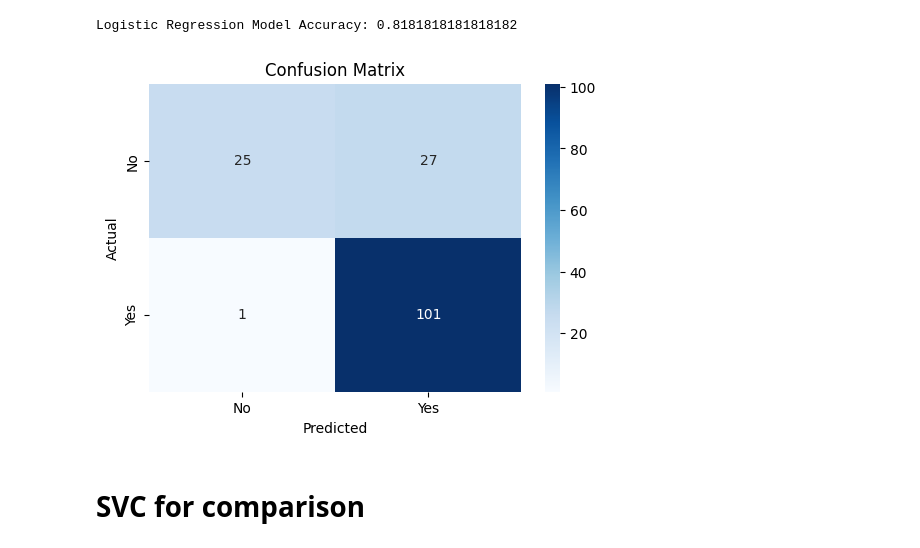
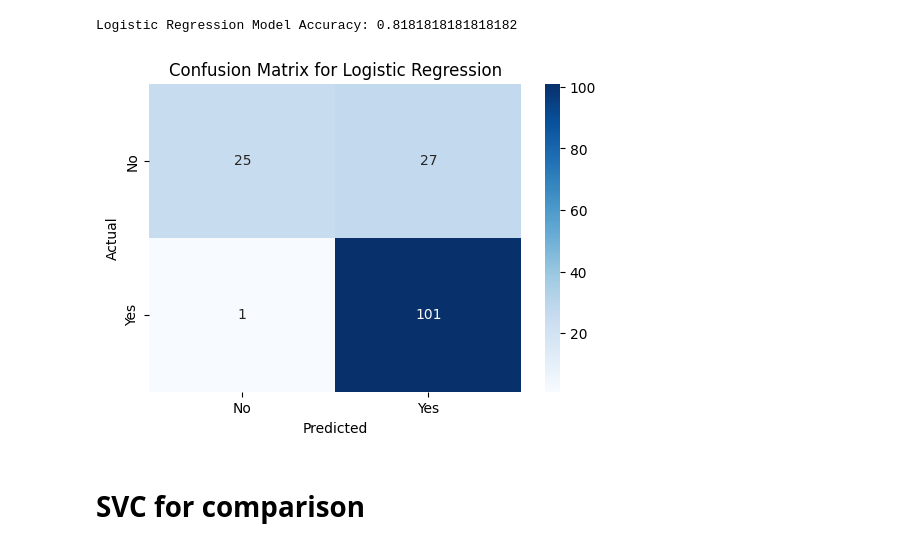
Before and after one commit to CRByrnes04/DS3010-Final-Project, a Jupyter notebook: logistic-regression.ipynb, the cells around one changed output. Drawn from its saved outputs; the diff is of its cells as text; code cells hidden in the pictures.

```diff
--- a/logistic-regression.ipynb
+++ b/logistic-regression.ipynb
@@ -97,16 +97,16 @@ Logistic Regression Model Accuracy: 0.8181818181818182
 # %%
 # Plot a confusion matrix
 import matplotlib.pyplot as plt
 import seaborn as sns
 cm = confusion_matrix(y_test, y_pred)
 plt.figure(figsize=(6,4))
 sns.heatmap(cm, annot=True, fmt='d', cmap='Blues', xticklabels=['No', 'Yes'], yticklabels=['No', 'Yes'])
 plt.xlabel('Predicted')
 plt.ylabel('Actual')
-plt.title('Confusion Matrix')
+plt.title('Confusion Matrix for Logistic Regression')
 plt.show()
 # %% [output]
-[figure, old version]
+[figure, new version]
 # %% [markdown]
 # SVC for comparison
 # %%
```
Also changed, not shown: parts of 1 cell of this notebook.
